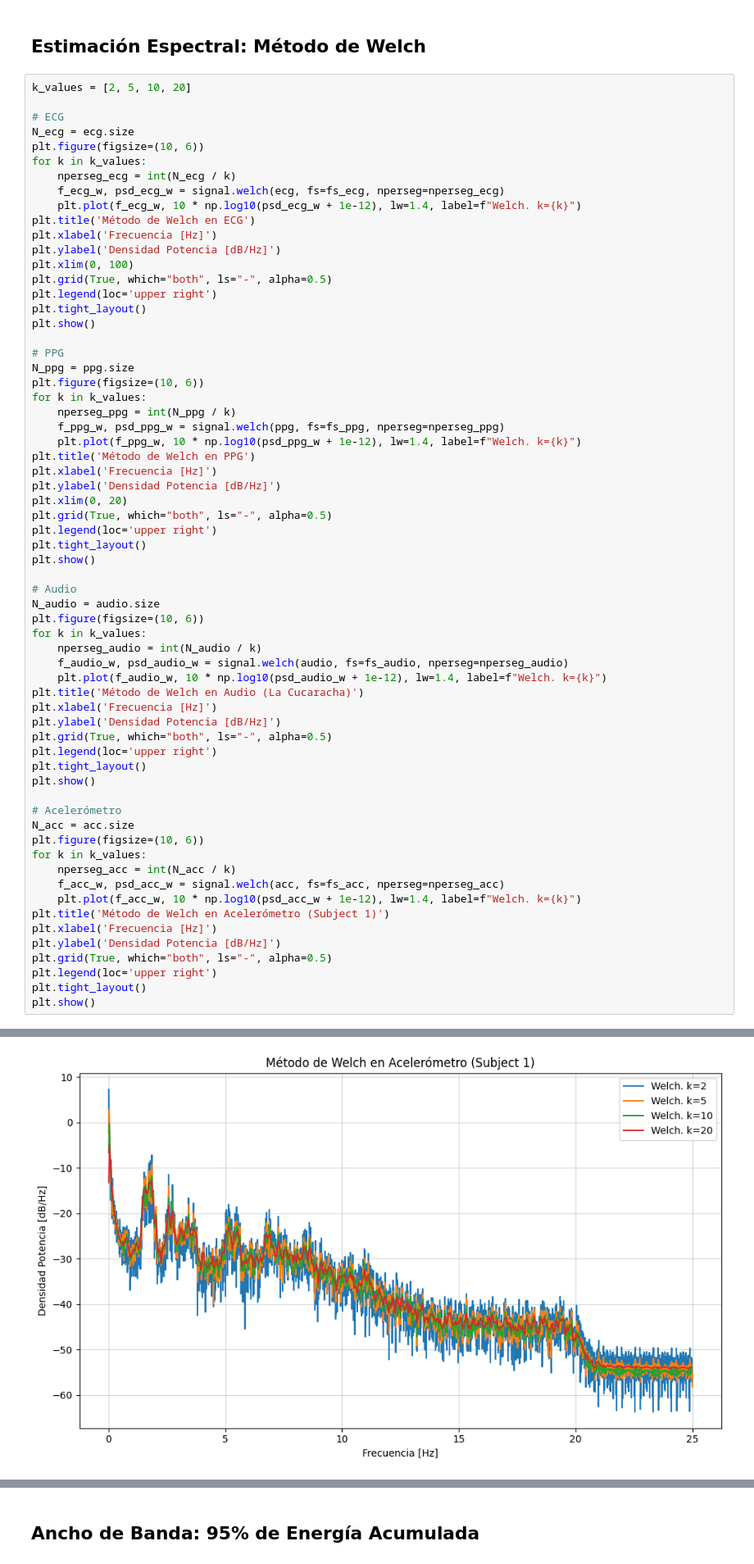
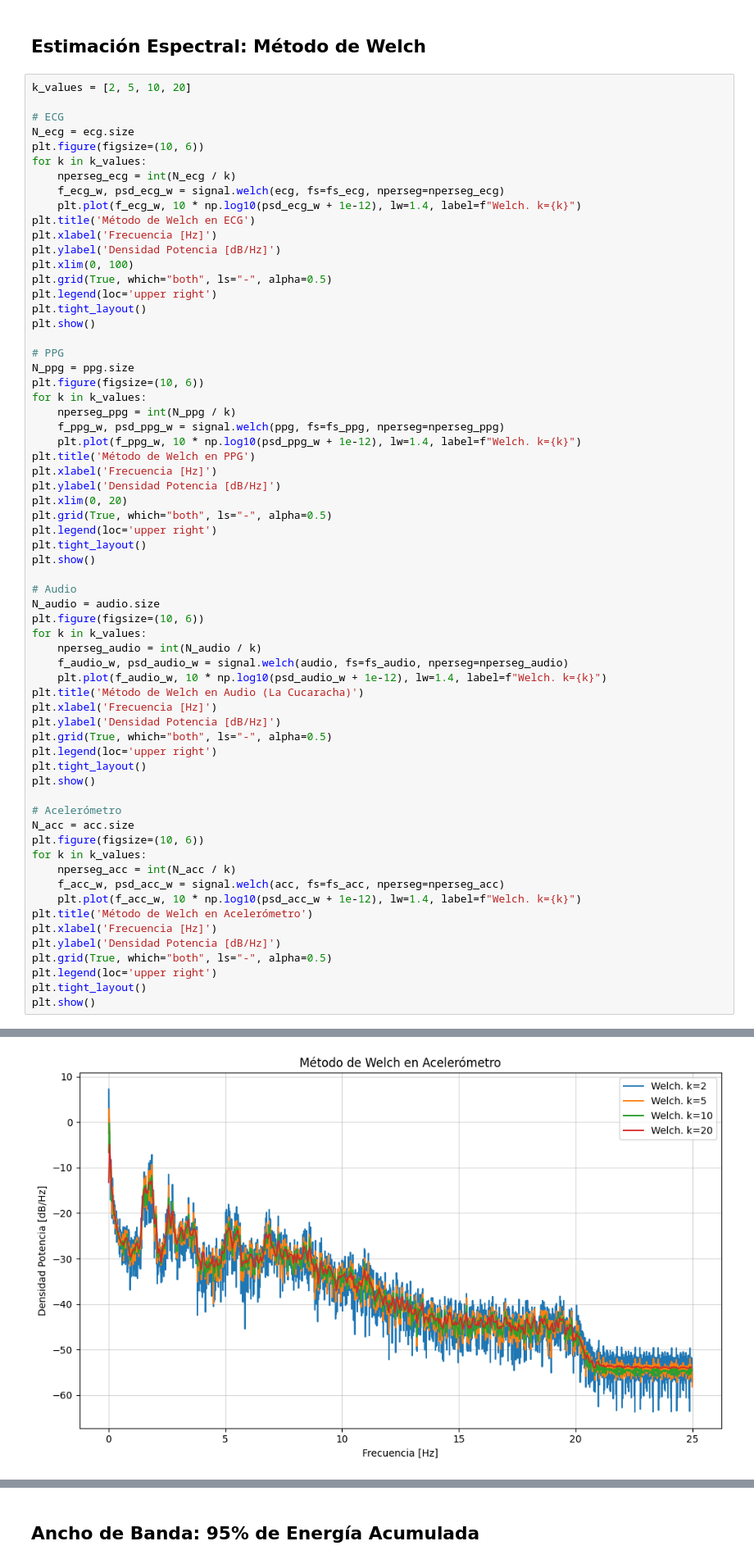
Before and after one commit to julian-zatloukal/Trabajo-Semanal-PDS, a Jupyter notebook: TS6/main.ipynb, the cells around one changed output, grey strips where cells are left out. Shown at 82% size. Cells and saved outputs as stored; diff of their text form.

```diff
--- a/TS6/main.ipynb
+++ b/TS6/main.ipynb
@@ -188,35 +189,35 @@ N_audio = audio.size
 plt.figure(figsize=(10, 6))
 for k in k_values:
     nperseg_audio = int(N_audio / k)
     f_audio_w, psd_audio_w = signal.welch(audio, fs=fs_audio, nperseg=nperseg_audio)
     plt.plot(f_audio_w, 10 * np.log10(psd_audio_w + 1e-12), lw=1.4, label=f"Welch. k={k}")
 plt.title('Método de Welch en Audio (La Cucaracha)')
 plt.xlabel('Frecuencia [Hz]')
 plt.ylabel('Densidad Potencia [dB/Hz]')
 plt.grid(True, which="both", ls="-", alpha=0.5)
 plt.legend(loc='upper right')
 plt.tight_layout()
 plt.show()
 
 # Acelerómetro
 N_acc = acc.size
 plt.figure(figsize=(10, 6))
 for k in k_values:
     nperseg_acc = int(N_acc / k)
     f_acc_w, psd_acc_w = signal.welch(acc, fs=fs_acc, nperseg=nperseg_acc)
     plt.plot(f_acc_w, 10 * np.log10(psd_acc_w + 1e-12), lw=1.4, label=f"Welch. k={k}")
-plt.title('Método de Welch en Acelerómetro (Subject 1)')
+plt.title('Método de Welch en Acelerómetro')
 plt.xlabel('Frecuencia [Hz]')
 plt.ylabel('Densidad Potencia [dB/Hz]')
 plt.grid(True, which="both", ls="-", alpha=0.5)
 plt.legend(loc='upper right')
 plt.tight_layout()
 plt.show()
 # %% [output]
 [figure]
 [figure]
 [figure]
-[figure, old version]
+[figure, new version]
 # %% [markdown]
 ## Estimación Espectral: Método de Blackman-Tukey
 
```
Also changed, not shown: parts of 5 cells of this notebook, 3 other files.
